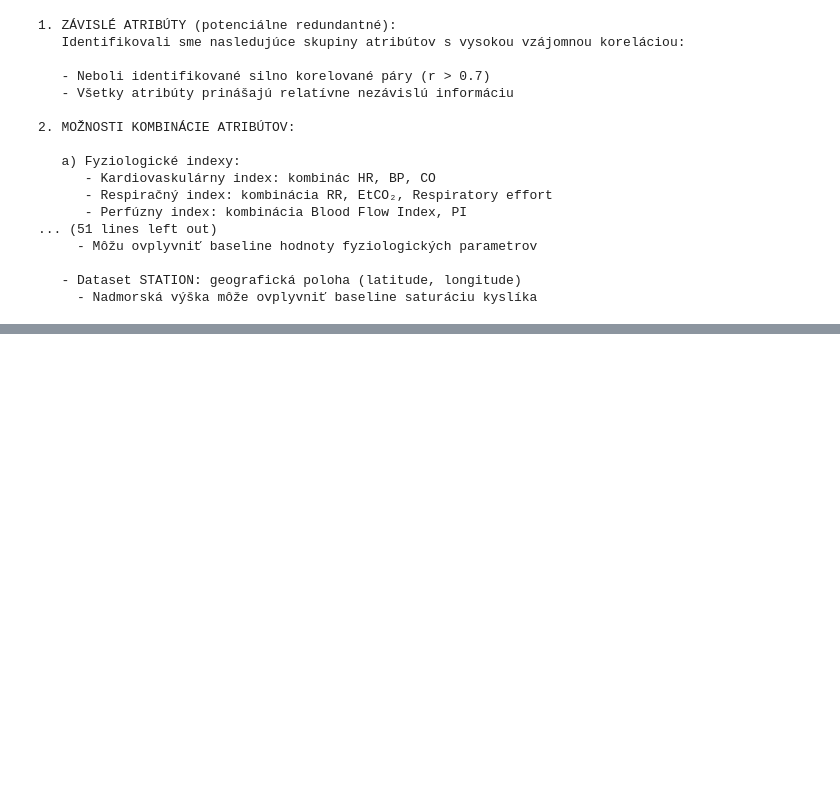
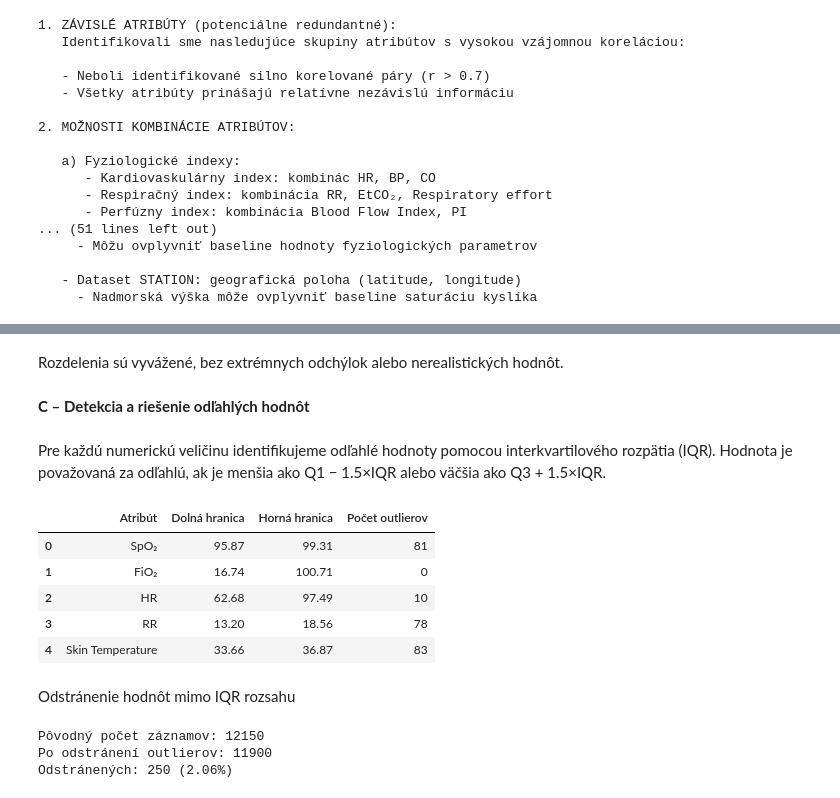
Before and after one commit to MarekPenzes/IAU_Projekt, a Jupyter notebook: IAU_phase1_penzes_petrik.ipynb, the cells around one changed output, grey strips where cells are left out. Drawn from its saved outputs; the diff is of its cells as text; code cells hidden in the pictures; blank space fills up the shorter version.

```diff
--- a/IAU_phase1_penzes_petrik.ipynb
+++ b/IAU_phase1_penzes_petrik.ipynb
@@ -1399,0 +1601,50 @@ print("""
+# %% [markdown]
+Rozdelenia sú vyvážené, bez extrémnych odchýlok alebo nerealistických hodnôt.
+# %% [markdown]
+**C – Detekcia a riešenie odľahlých hodnôt**
+# %% [markdown]
+Pre každú numerickú veličinu identifikujeme odľahlé hodnoty pomocou interkvartilového rozpätia (IQR).
+Hodnota je považovaná za odľahlú, ak je menšia ako Q1 − 1.5×IQR alebo väčšia ako Q3 + 1.5×IQR.
+# %%
+iqr_summary = []
+
+for col in num_cols:
+    if col in df_observation.columns:
+        q1, q3 = df_observation[col].quantile([0.25, 0.75])
+        iqr = q3 - q1
+        lower, upper = q1 - 1.5 * iqr, q3 + 1.5 * iqr
+        outliers = df_observation[(df_observation[col] < lower) | (df_observation[col] > upper)][col]
+        iqr_summary.append({
+            'Atribút': col,
+            'Dolná hranica': round(lower, 2),
+            'Horná hranica': round(upper, 2),
+            'Počet outlierov': len(outliers)
+        })
+
+pd.DataFrame(iqr_summary)
+# %% [output]
+|  | Atribút | Dolná hranica | Horná hranica | Počet outlierov |
+| 0 | SpO₂ | 95.87 | 99.31 | 81 |
+| 1 | FiO₂ | 16.74 | 100.71 | 0 |
+| 2 | HR | 62.68 | 97.49 | 10 |
+| 3 | RR | 13.20 | 18.56 | 78 |
+| 4 | Skin Temperature | 33.66 | 36.87 | 83 |
+# %% [markdown]
+Odstránenie hodnôt mimo IQR rozsahu
+# %%
+df_no_outliers = df_observation.copy()
+num_cols = ['SpO₂', 'FiO₂', 'HR', 'RR', 'Skin Temperature']
+
+for col in num_cols:
+    q1, q3 = df_observation[col].quantile([0.25, 0.75])
+    iqr = q3 - q1
+    lower, upper = q1 - 1.5 * iqr, q3 + 1.5 * iqr
+    df_no_outliers = df_no_outliers[(df_no_outliers[col] >= lower) & (df_no_outliers[col] <= upper)]
+
+print(f"Pôvodný počet záznamov: {len(df_observation)}")
+print(f"Po odstránení outlierov: {len(df_no_outliers)}")
+print(f"Odstránených: {len(df_observation) - len(df_no_outliers)} ({(len(df_observation) - len(df_no_outliers)) / len(df_observation) * 100:.2f}%)")
+# %% [output]
+Pôvodný počet záznamov: 12150
+Po odstránení outlierov: 11900
+Odstránených: 250 (2.06%)
```
Also changed, not shown: parts of 56 cells of this notebook.
